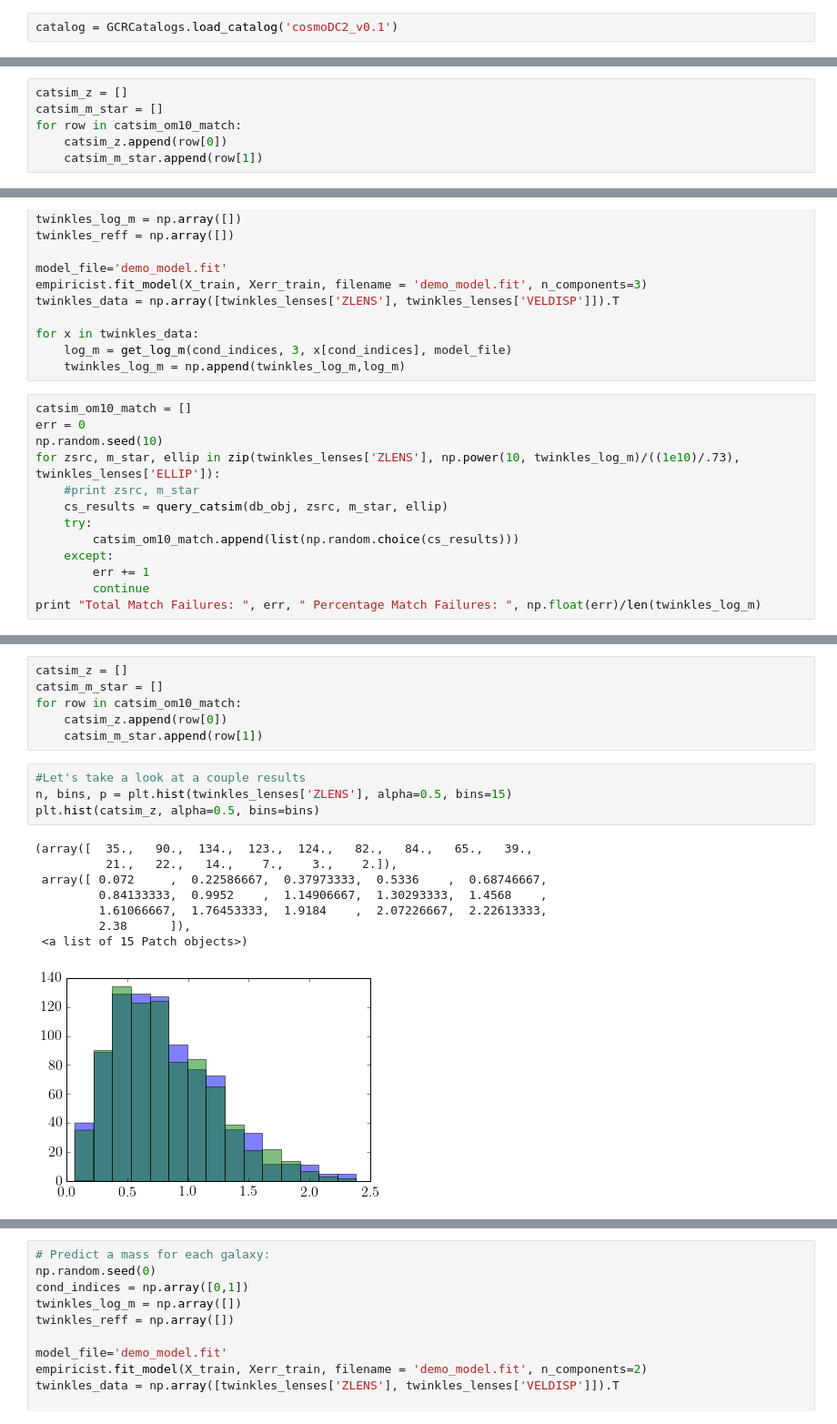
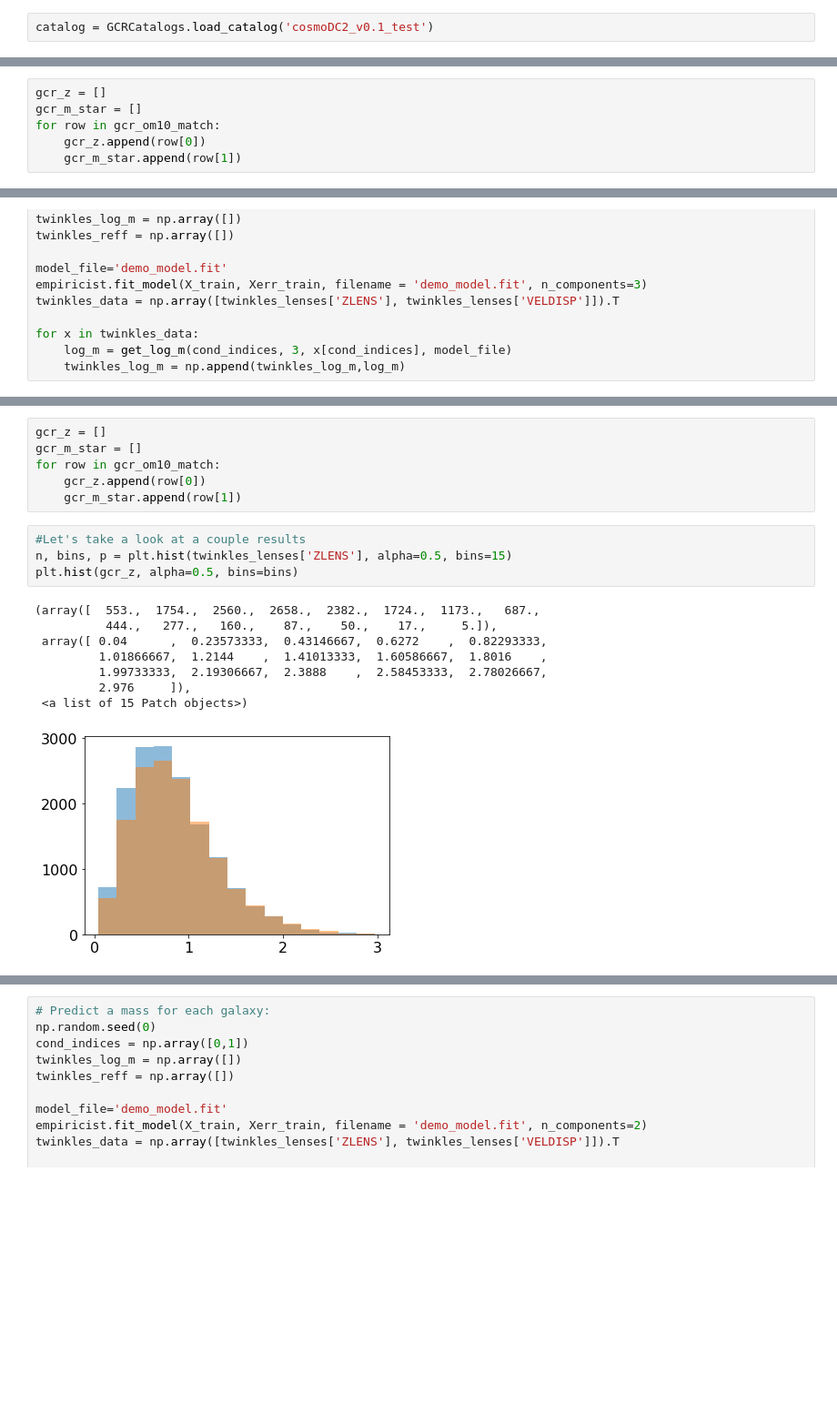
Before and after one commit to LSSTDESC/Twinkles, a Jupyter notebook: examples/notebooks/MatchingLensGalaxies.ipynb, the cells around one changed output, grey strips where cells are left out. Shown at 91% size. Drawn from its saved outputs; the diff is of its cells as text; blank space fills up the shorter version.

```diff
--- a/examples/notebooks/MatchingLensGalaxies.ipynb
+++ b/examples/notebooks/MatchingLensGalaxies.ipynb
@@ -410,6 +429,6 @@ import GCRCatalogs
 from GCR import GCRQuery
 # %%
-catalog = GCRCatalogs.load_catalog('cosmoDC2_v0.1')
+catalog = GCRCatalogs.load_catalog('cosmoDC2_v0.1_test')
 # %%
 %%time
 gcr_om10_match = []
@@ -473,9 +517,9 @@ Wall time: 5h 20min 20s
 # %%
-catsim_z = []
-catsim_m_star = []
-for row in catsim_om10_match:
-    catsim_z.append(row[0])
-    catsim_m_star.append(row[1])
+gcr_z = []
+gcr_m_star = []
+for row in gcr_om10_match:
+    gcr_z.append(row[0])
+    gcr_m_star.append(row[1])
 # %%
 #Let's take a look at a couple results
 n, bins, p = plt.hist(twinkles_lenses['ZLENS'], alpha=0.5, bins=15)
@@ -518,16 +568,3 @@ twinkles_data = np.array([twinkles_lenses['ZLENS'], twinkles_lenses['VELDISP']])
 for x in twinkles_data:
     log_m = get_log_m(cond_indices, 3, x[cond_indices], model_file)
     twinkles_log_m = np.append(twinkles_log_m,log_m)
-# %%
-catsim_om10_match = []
-err = 0
-np.random.seed(10)
-for zsrc, m_star, ellip in zip(twinkles_lenses['ZLENS'], np.power(10, twinkles_log_m)/((1e10)/.73), twinkles_lenses['ELLIP']):
-    #print zsrc, m_star
-    cs_results = query_catsim(db_obj, zsrc, m_star, ellip)
-    try:
-        catsim_om10_match.append(list(np.random.choice(cs_results)))
-    except:
-        err += 1
-        continue
-print "Total Match Failures: ", err, " Percentage Match Failures: ", np.float(err)/len(twinkles_log_m)
@@ -536,21 +656,21 @@ Total Match Failures:  25  Percentage Match Failures:  0.0286697247706
 # %%
-catsim_z = []
-catsim_m_star = []
-for row in catsim_om10_match:
-    catsim_z.append(row[0])
-    catsim_m_star.append(row[1])
+gcr_z = []
+gcr_m_star = []
+for row in gcr_om10_match:
+    gcr_z.append(row[0])
+    gcr_m_star.append(row[1])
 # %%
 #Let's take a look at a couple results
 n, bins, p = plt.hist(twinkles_lenses['ZLENS'], alpha=0.5, bins=15)
-plt.hist(catsim_z, alpha=0.5, bins=bins)
+plt.hist(gcr_z, alpha=0.5, bins=bins)
 # %% [output]
-(array([  35.,   90.,  134.,  123.,  124.,   82.,   84.,   65.,   39.,
-          21.,   22.,   14.,    7.,    3.,    2.]),
- array([ 0.072     ,  0.22586667,  0.37973333,  0.5336    ,  0.68746667,
-         0.84133333,  0.9952    ,  1.14906667,  1.30293333,  1.4568    ,
-         1.61066667,  1.76453333,  1.9184    ,  2.07226667,  2.22613333,
-         2.38      ]),
+(array([  553.,  1754.,  2560.,  2658.,  2382.,  1724.,  1173.,   687.,
+          444.,   277.,   160.,    87.,    50.,    17.,     5.]),
+ array([ 0.04      ,  0.23573333,  0.43146667,  0.6272    ,  0.82293333,
+         1.01866667,  1.2144    ,  1.41013333,  1.60586667,  1.8016    ,
+         1.99733333,  2.19306667,  2.3888    ,  2.58453333,  2.78026667,
+         2.976     ]),
  <a list of 15 Patch objects>)
-[figure, old version]
+[figure, new version]
 # %%
 #Let's take a look at a couple results
```
Also changed, not shown: parts of 45 cells of this notebook, 2 other files.
